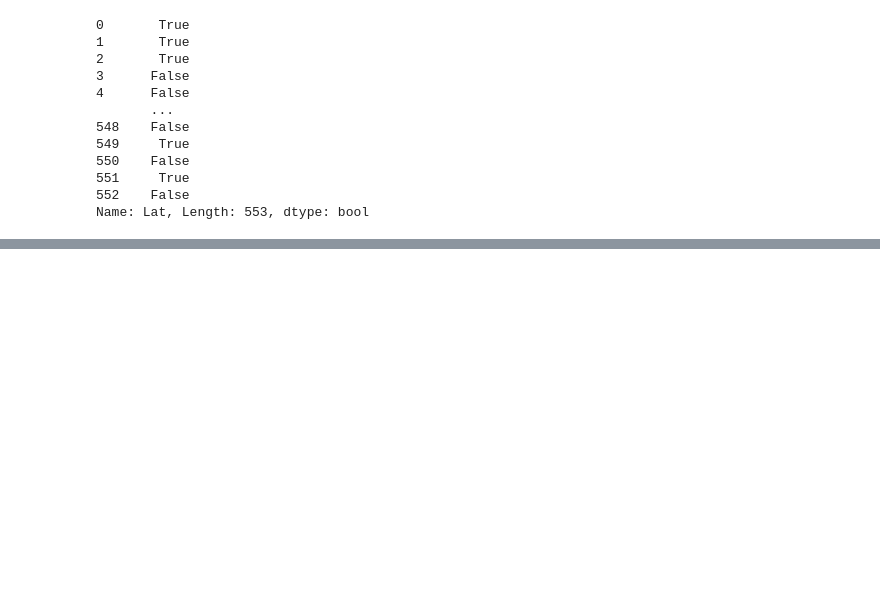
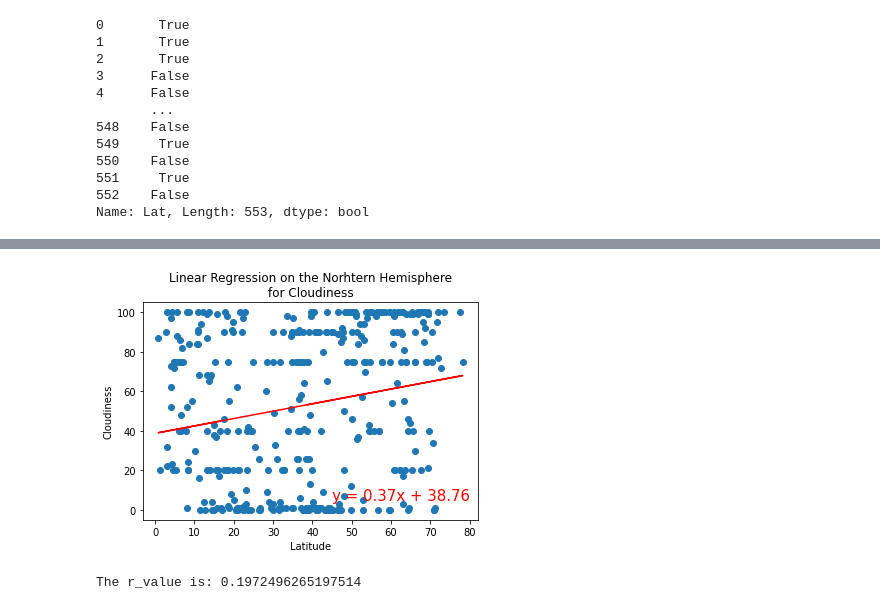
Before and after one commit to cbartoe/World_Weather_Analysis, a Jupyter notebook: WeatherPy.ipynb, the cells around one changed output, grey strips where cells are left out. Drawn from its saved outputs; the diff is of its cells as text; code cells hidden in the pictures; blank space fills up the shorter version.

```diff
--- a/WeatherPy.ipynb
+++ b/WeatherPy.ipynb
@@ -410,0 +416,13 @@ plot_linear_regression(x_values, y_values,
+# %%
+#6.4.4
+#linear regression on the northern hemi for Cloudiness
+x_values = northern_hemi_df["Lat"]
+y_values = northern_hemi_df["Cloudiness"]
+
+#call the function
+plot_linear_regression(x_values, y_values,
+        "Linear Regression on the Norhtern Hemisphere\n"
+        "for Cloudiness", 'Cloudiness', (45,5))
+# %% [output]
+[figure, added]
+The r_value is: 0.1972496265197514
```
Also changed, not shown: parts of 8 cells of this notebook, 2 other files.
